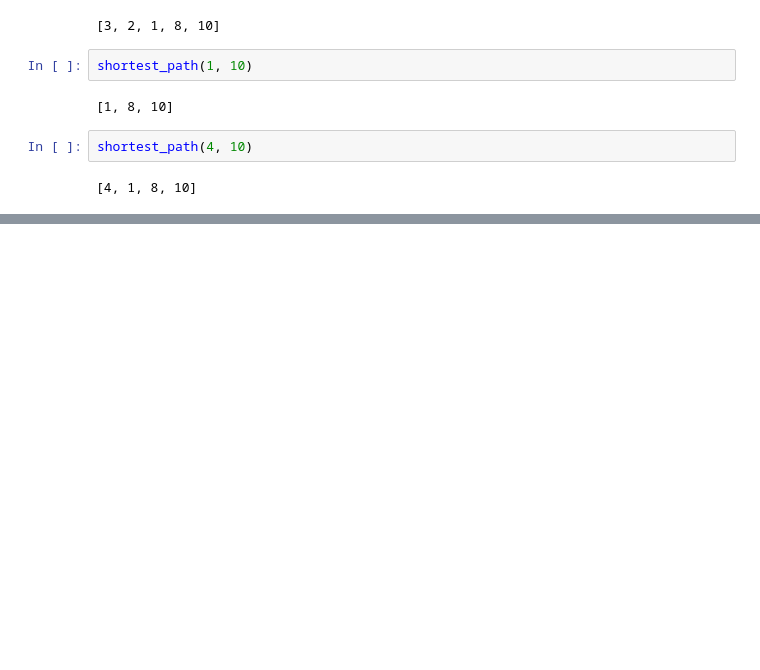
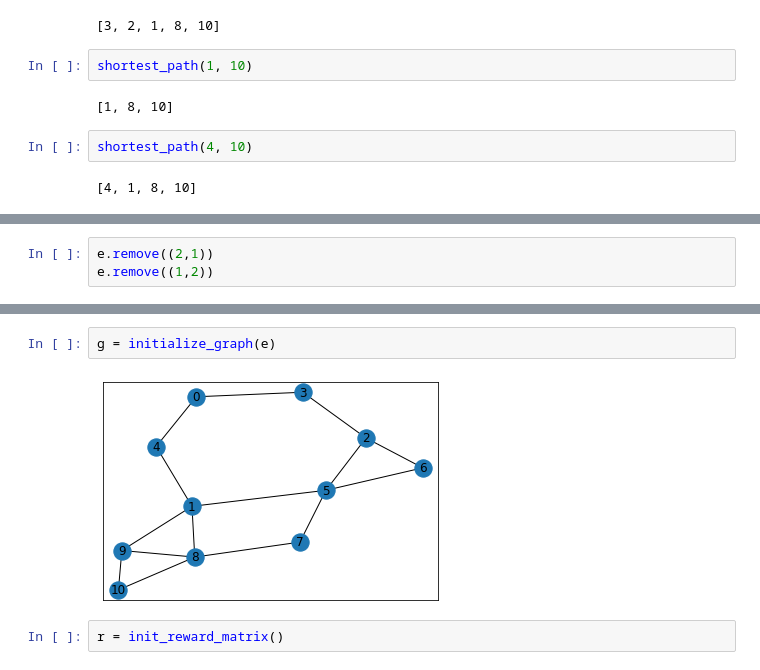
Before and after one commit to snarvekark/ML_Emergency_Indoor_Nav, a Jupyter notebook: Shortest_safest_path.ipynb, the cells around one changed output, grey strips where cells are left out. Cells and saved outputs as stored; diff of their text form; blank space fills up the shorter version.

```diff
--- a/Shortest_safest_path.ipynb
+++ b/Shortest_safest_path.ipynb
@@ -127,0 +149,3 @@ g = update_matrix(4, g, q)
+# %%
+e.remove((2,1))
+e.remove((1,2))
@@ -127,0 +172,6 @@ g = update_matrix(4, g, q)
+# %%
+g = initialize_graph(e)
+# %% [output]
+[figure, added]
+# %%
+r = init_reward_matrix()
```
Also changed, not shown: parts of 29 cells of this notebook.
